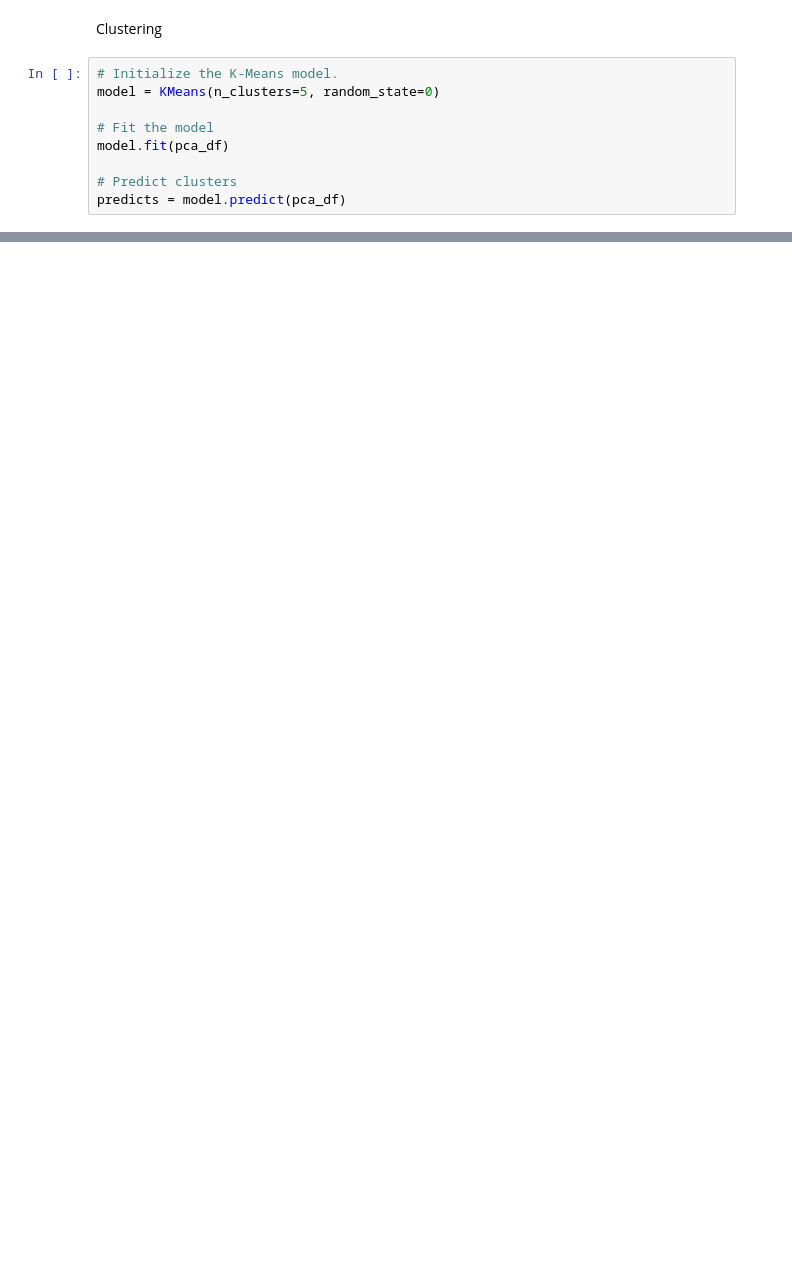
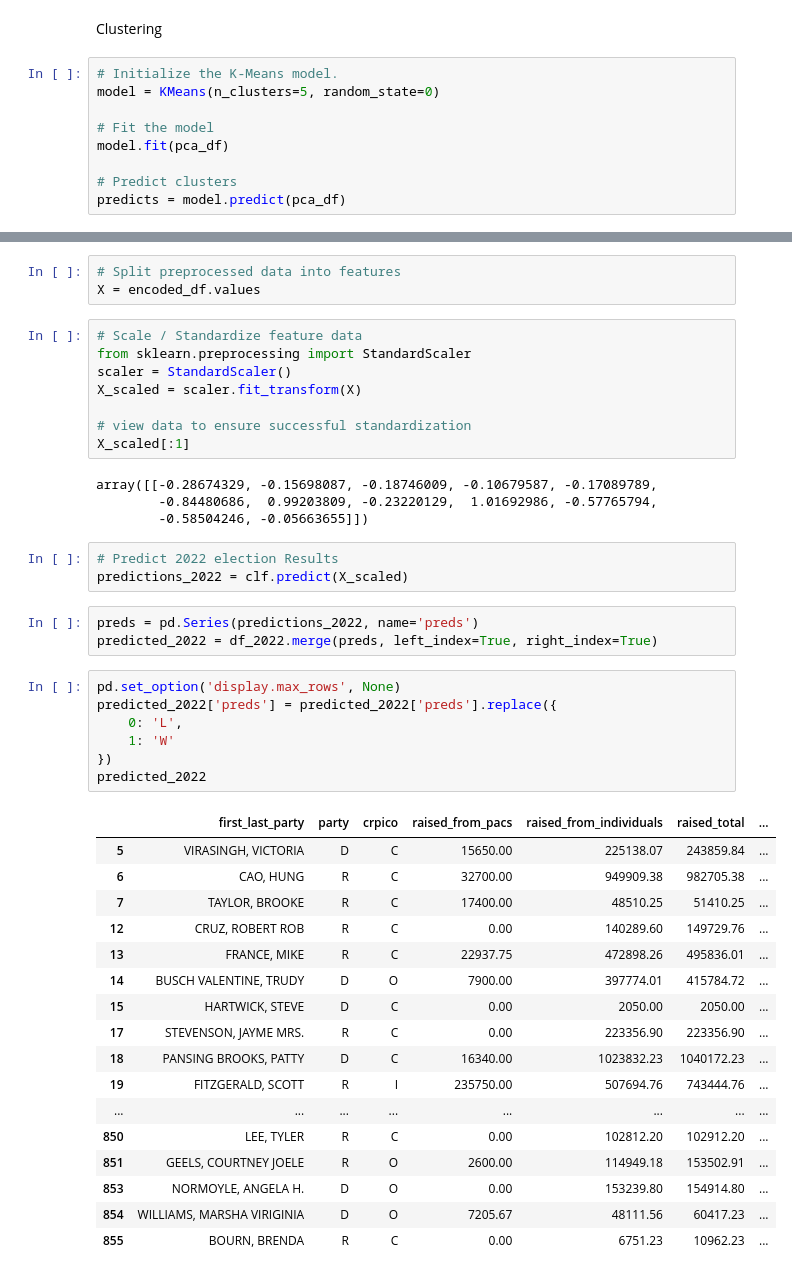
Before and after one commit to armyofkittens/Analyze-This-Campaign-Finance-Analysis, a Jupyter notebook: ML_modeling_v1.ipynb, the cells around one changed output, grey strips where cells are left out. Drawn from its saved outputs; the diff is of its cells as text; blank space fills up the shorter version.

Commit message:
2022 predictions

```diff
--- a/ML_modeling_v1.ipynb
+++ b/ML_modeling_v1.ipynb
@@ -473,0 +513,46 @@ fig.show()
+# %%
+# Split preprocessed data into features
+X = encoded_df.values
+# %%
+# Scale / Standardize feature data
+from sklearn.preprocessing import StandardScaler
+scaler = StandardScaler()
+X_scaled = scaler.fit_transform(X)
+
+# view data to ensure successful standardization
+X_scaled[:1]
+# %% [output]
+array([[-0.28674329, -0.15698087, -0.18746009, -0.10679587, -0.17089789,
+        -0.84480686,  0.99203809, -0.23220129,  1.01692986, -0.57765794,
+        -0.58504246, -0.05663655]])
+# %%
+# Predict 2022 election Results
+predictions_2022 = clf.predict(X_scaled)
+# %%
+preds = pd.Series(predictions_2022, name='preds')
+predicted_2022 = df_2022.merge(preds, left_index=True, right_index=True)
+# %%
+pd.set_option('display.max_rows', None)
+predicted_2022['preds'] = predicted_2022['preds'].replace({
+    0: 'L',
+    1: 'W'
+})
+predicted_2022
+# %% [output]
+|  | first_last_party | party | crpico | raised_from_pacs | raised_from_individuals | raised_total | ... |
+| 5 | VIRASINGH, VICTORIA | D | C | 15650.00 | 225138.07 | 243859.84 | ... |
+| 6 | CAO, HUNG | R | C | 32700.00 | 949909.38 | 982705.38 | ... |
+| 7 | TAYLOR, BROOKE | R | C | 17400.00 | 48510.25 | 51410.25 | ... |
+| 12 | CRUZ, ROBERT ROB | R | C | 0.00 | 140289.60 | 149729.76 | ... |
+| 13 | FRANCE, MIKE | R | C | 22937.75 | 472898.26 | 495836.01 | ... |
+| 14 | BUSCH VALENTINE, TRUDY | D | O | 7900.00 | 397774.01 | 415784.72 | ... |
+| 15 | HARTWICK, STEVE | D | C | 0.00 | 2050.00 | 2050.00 | ... |
+| 17 | STEVENSON, JAYME MRS. | R | C | 0.00 | 223356.90 | 223356.90 | ... |
+| 18 | PANSING BROOKS, PATTY | D | C | 16340.00 | 1023832.23 | 1040172.23 | ... |
+| 19 | FITZGERALD, SCOTT | R | I | 235750.00 | 507694.76 | 743444.76 | ... |
+| ... | ... | ... | ... | ... | ... | ... | ... |
+| 850 | LEE, TYLER | R | C | 0.00 | 102812.20 | 102912.20 | ... |
+| 851 | GEELS, COURTNEY JOELE | R | O | 2600.00 | 114949.18 | 153502.91 | ... |
+| 853 | NORMOYLE, ANGELA H. | D | O | 0.00 | 153239.80 | 154914.80 | ... |
+| 854 | WILLIAMS, MARSHA VIRIGINIA | D | O | 7205.67 | 48111.56 | 60417.23 | ... |
+| 855 | BOURN, BRENDA | R | C | 0.00 | 6751.23 | 10962.23 | ... |
```
Also changed, not shown: parts of 29 cells of this notebook.
